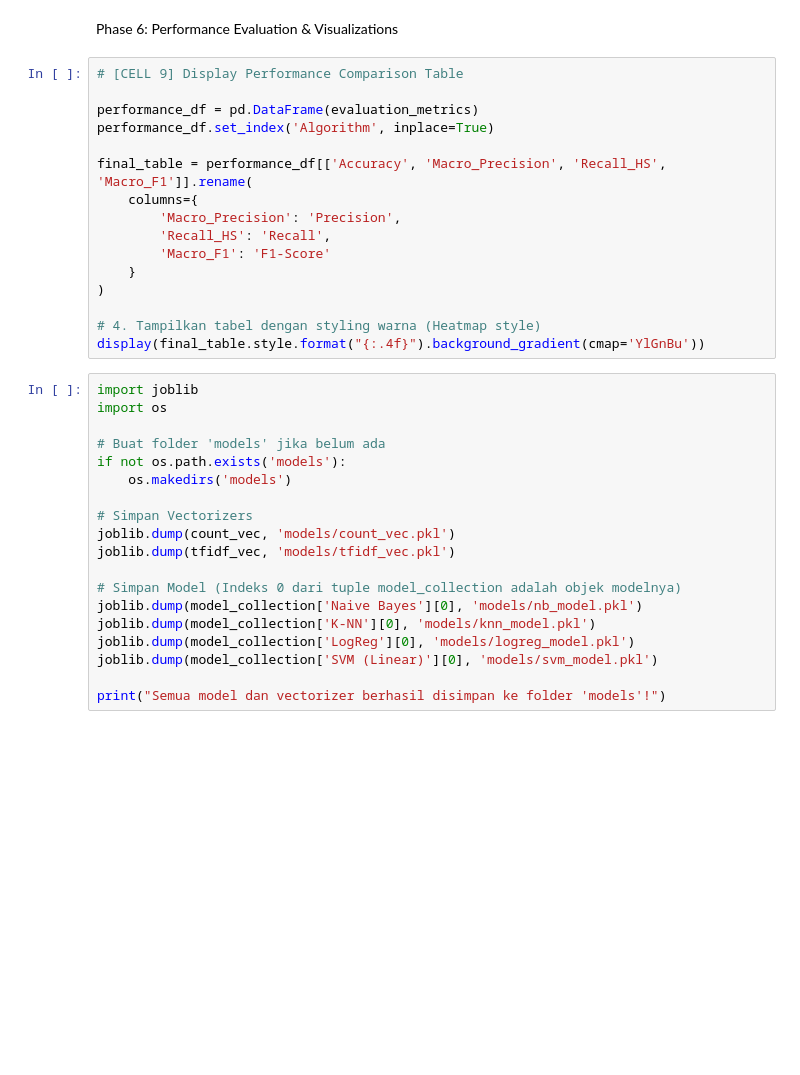
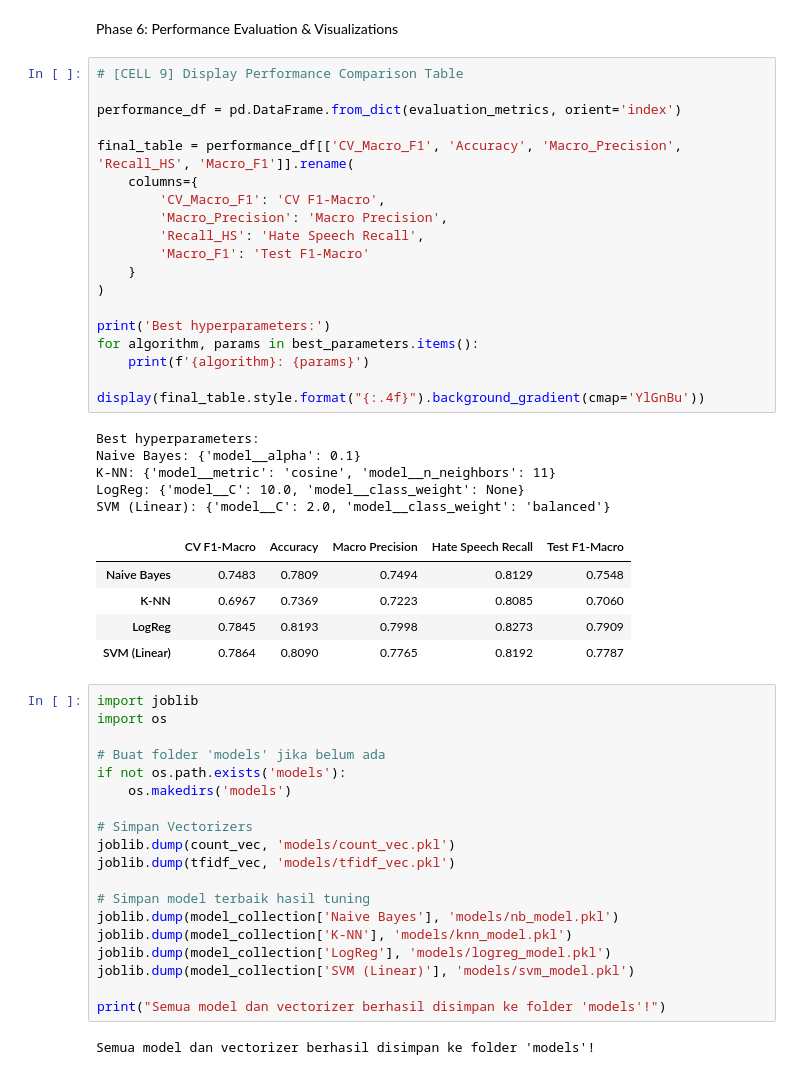
Before and after one commit to owen-aldrich/ToxiCheck, a Jupyter notebook: nlp_aol.ipynb, the cells around one changed output. Saved outputs shown, nothing was run; the diff lists cells and outputs as text; blank space fills up the shorter version.

Commit message:
Update model training results and documentation

```diff
--- a/nlp_aol.ipynb
+++ b/nlp_aol.ipynb
@@ -147,19 +225,33 @@ Phase 6: Performance Evaluation & Visualizations
 # %%
 # [CELL 9] Display Performance Comparison Table
 
-performance_df = pd.DataFrame(evaluation_metrics)
-performance_df.set_index('Algorithm', inplace=True)
+performance_df = pd.DataFrame.from_dict(evaluation_metrics, orient='index')
 
-final_table = performance_df[['Accuracy', 'Macro_Precision', 'Recall_HS', 'Macro_F1']].rename(
+final_table = performance_df[['CV_Macro_F1', 'Accuracy', 'Macro_Precision', 'Recall_HS', 'Macro_F1']].rename(
     columns={
-        'Macro_Precision': 'Precision',
-        'Recall_HS': 'Recall',
-        'Macro_F1': 'F1-Score'
+        'CV_Macro_F1': 'CV F1-Macro',
+        'Macro_Precision': 'Macro Precision',
+        'Recall_HS': 'Hate Speech Recall',
+        'Macro_F1': 'Test F1-Macro'
     }
 )
 
-# 4. Tampilkan tabel dengan styling warna (Heatmap style)
+print('Best hyperparameters:')
+for algorithm, params in best_parameters.items():
+    print(f'{algorithm}: {params}')
+
 display(final_table.style.format("{:.4f}").background_gradient(cmap='YlGnBu'))
+# %% [output]
+Best hyperparameters:
+Naive Bayes: {'model__alpha': 0.1}
+K-NN: {'model__metric': 'cosine', 'model__n_neighbors': 11}
+LogReg: {'model__C': 10.0, 'model__class_weight': None}
+SVM (Linear): {'model__C': 2.0, 'model__class_weight': 'balanced'}
+|  | CV F1-Macro | Accuracy | Macro Precision | Hate Speech Recall | Test F1-Macro |
+| Naive Bayes | 0.7483 | 0.7809 | 0.7494 | 0.8129 | 0.7548 |
+| K-NN | 0.6967 | 0.7369 | 0.7223 | 0.8085 | 0.7060 |
+| LogReg | 0.7845 | 0.8193 | 0.7998 | 0.8273 | 0.7909 |
+| SVM (Linear) | 0.7864 | 0.8090 | 0.7765 | 0.8192 | 0.7787 |
 # %%
 import joblib
 import os
@@ -172,13 +264,15 @@ if not os.path.exists('models'):
 joblib.dump(count_vec, 'models/count_vec.pkl')
 joblib.dump(tfidf_vec, 'models/tfidf_vec.pkl')
 
-# Simpan Model (Indeks 0 dari tuple model_collection adalah objek modelnya)
-joblib.dump(model_collection['Naive Bayes'][0], 'models/nb_model.pkl')
-joblib.dump(model_collection['K-NN'][0], 'models/knn_model.pkl')
-joblib.dump(model_collection['LogReg'][0], 'models/logreg_model.pkl')
-joblib.dump(model_collection['SVM (Linear)'][0], 'models/svm_model.pkl')
+# Simpan model terbaik hasil tuning
+joblib.dump(model_collection['Naive Bayes'], 'models/nb_model.pkl')
+joblib.dump(model_collection['K-NN'], 'models/knn_model.pkl')
+joblib.dump(model_collection['LogReg'], 'models/logreg_model.pkl')
+joblib.dump(model_collection['SVM (Linear)'], 'models/svm_model.pkl')
 
 print("Semua model dan vectorizer berhasil disimpan ke folder 'models'!")
+# %% [output]
+Semua model dan vectorizer berhasil disimpan ke folder 'models'!
 # %%
 # [CELL 10] Confusion Matrix Visualizations
 class_order = ['Neutral', 'Abusive', 'Hate Speech']
```
Also changed, not shown: parts of 11 cells of this notebook, 9 other files.
